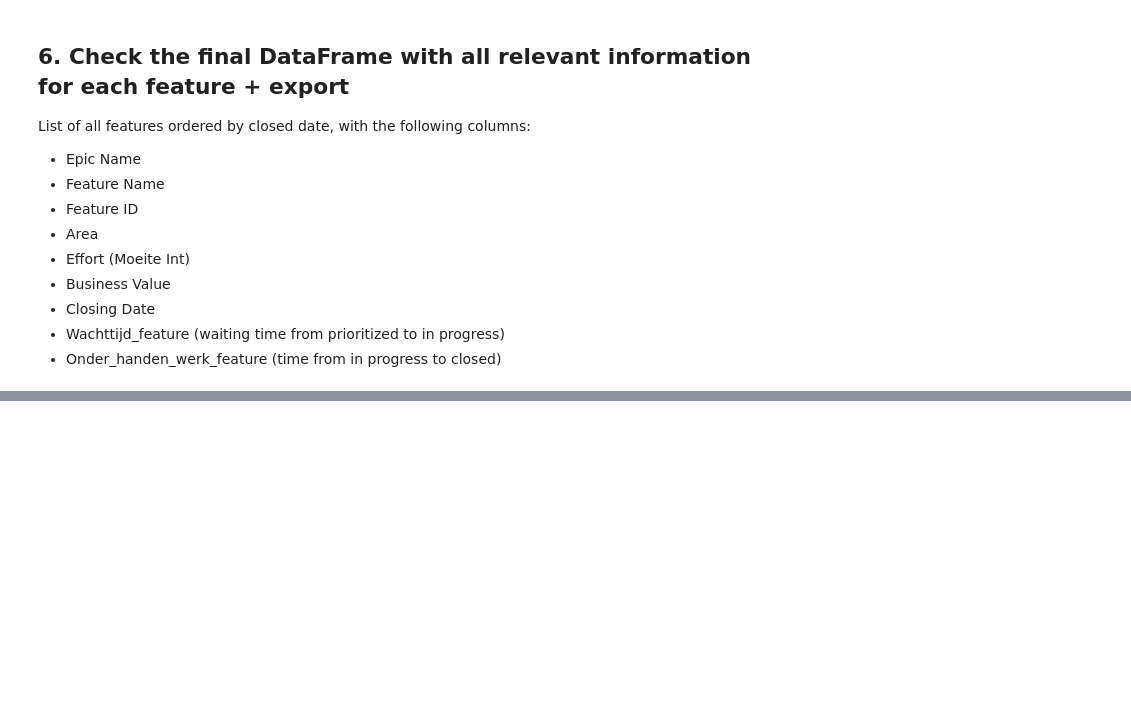
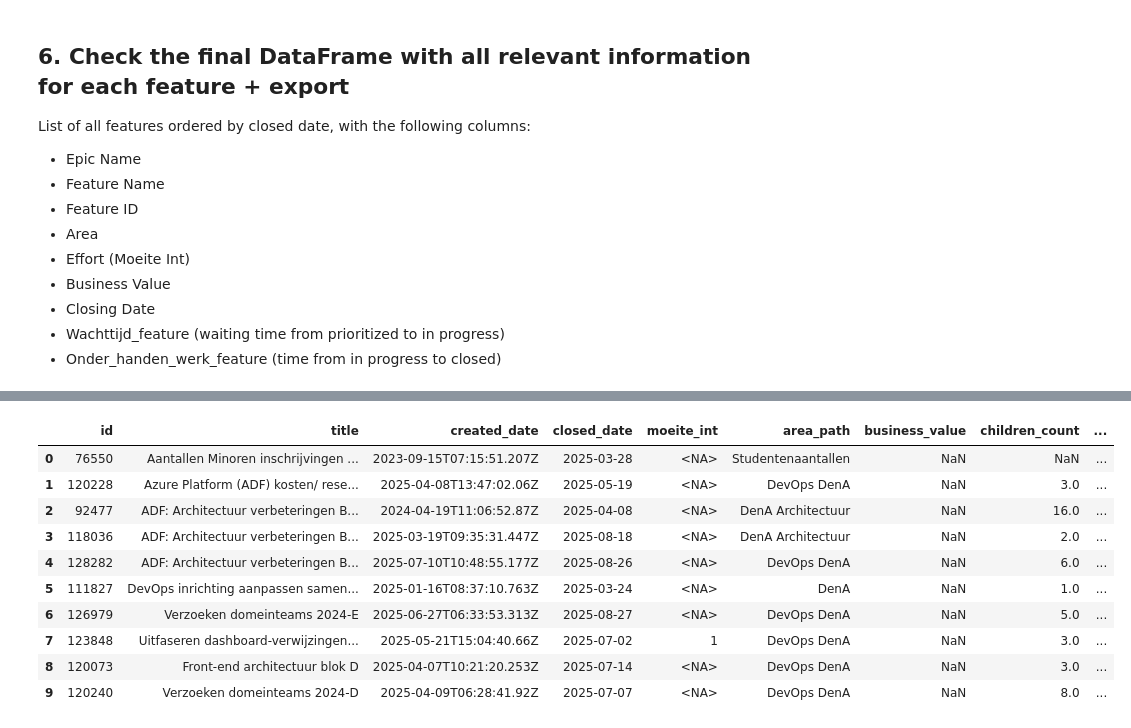
Before and after one commit to uashogeschoolutrecht/dena_KPI_Dashboard, a Jupyter notebook: notebooks/features_analysis.ipynb, the cells around one changed output, grey strips where cells are left out. Saved outputs shown, nothing was run; the diff lists cells and outputs as text; code cells hidden in the pictures; blank space fills up the shorter version.

```diff
--- a/notebooks/features_analysis.ipynb
+++ b/notebooks/features_analysis.ipynb
@@ -400,0 +430,16 @@ List of all features ordered by closed date, with the following columns:
+# %%
+# Remove unnecessary columns for clarity
+df_features_closed_final = df_features_closed_final.drop(columns=['type', 'state', 'assigned_to', 'priority', 'value_area', 'description', 'start_date','target_date', 'work_item_id'])
+df_features_closed_final.head(10)
+# %% [output]
+|  | id | title | created_date | closed_date | moeite_int | area_path | business_value | children_count | ... |
+| 0 | 76550 | Aantallen Minoren inschrijvingen ... | 2023-09-15T07:15:51.207Z | 2025-03-28 | <NA> | Studentenaantallen | NaN | NaN | ... |
+| 1 | 120228 | Azure Platform (ADF) kosten/ rese... | 2025-04-08T13:47:02.06Z | 2025-05-19 | <NA> | DevOps DenA | NaN | 3.0 | ... |
+| 2 | 92477 | ADF: Architectuur verbeteringen B... | 2024-04-19T11:06:52.87Z | 2025-04-08 | <NA> | DenA Architectuur | NaN | 16.0 | ... |
+| 3 | 118036 | ADF: Architectuur verbeteringen B... | 2025-03-19T09:35:31.447Z | 2025-08-18 | <NA> | DenA Architectuur | NaN | 2.0 | ... |
+| 4 | 128282 | ADF: Architectuur verbeteringen B... | 2025-07-10T10:48:55.177Z | 2025-08-26 | <NA> | DevOps DenA | NaN | 6.0 | ... |
+| 5 | 111827 | DevOps inrichting aanpassen samen... | 2025-01-16T08:37:10.763Z | 2025-03-24 | <NA> | DenA | NaN | 1.0 | ... |
+| 6 | 126979 | Verzoeken domeinteams 2024-E | 2025-06-27T06:33:53.313Z | 2025-08-27 | <NA> | DevOps DenA | NaN | 5.0 | ... |
+| 7 | 123848 | Uitfaseren dashboard-verwijzingen... | 2025-05-21T15:04:40.66Z | 2025-07-02 | 1 | DevOps DenA | NaN | 3.0 | ... |
+| 8 | 120073 | Front-end architectuur blok D | 2025-04-07T10:21:20.253Z | 2025-07-14 | <NA> | DevOps DenA | NaN | 3.0 | ... |
+| 9 | 120240 | Verzoeken domeinteams 2024-D | 2025-04-09T06:28:41.92Z | 2025-07-07 | <NA> | DevOps DenA | NaN | 8.0 | ... |
```
Also changed, not shown: parts of 17 cells of this notebook.
